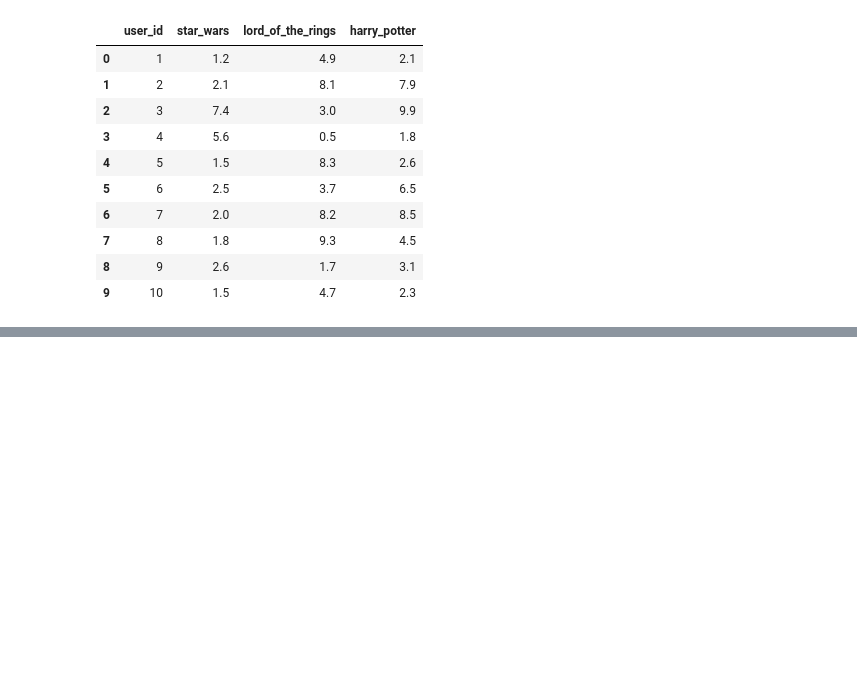
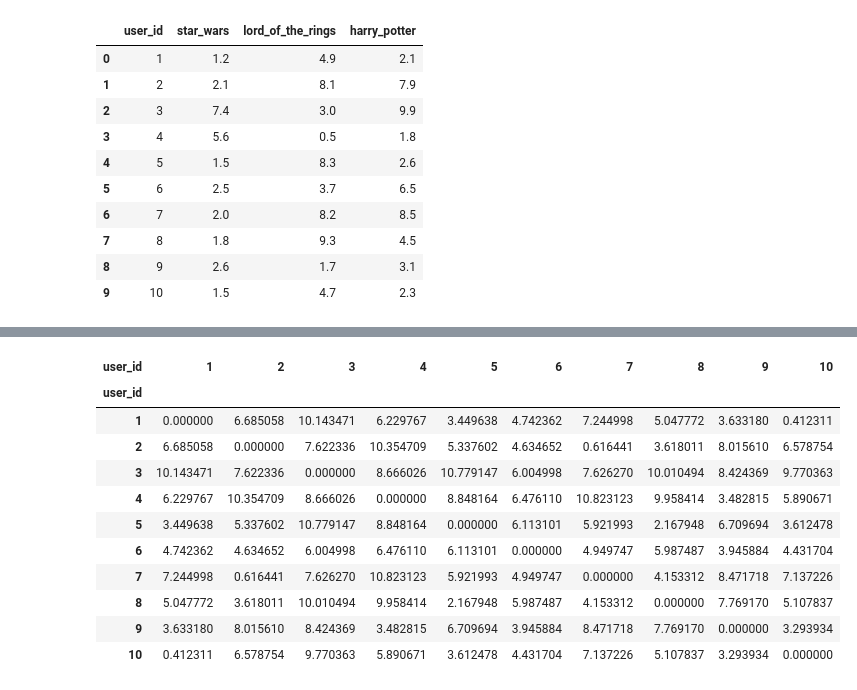
Before and after one commit to juanosalvador/T-cnicas-de-Clustering, a Jupyter notebook: Distancias.ipynb, the cells around one changed output, grey strips where cells are left out. Cells and saved outputs as stored; diff of their text form; code cells hidden in the pictures; blank space fills up the shorter version.

```diff
--- a/Distancias.ipynb
+++ b/Distancias.ipynb
@@ -22,0 +85,16 @@ df
+# %%
+df_euclidean_distance = array_to_df(euclidean_distance, df['user_id'])
+df_euclidean_distance
+# %% [output]
+| user_id | 1 | 2 | 3 | 4 | 5 | 6 | 7 | 8 | 9 | 10 |
+| user_id |  |  |  |  |  |  |  |  |  |  |
+| 1 | 0.000000 | 6.685058 | 10.143471 | 6.229767 | 3.449638 | 4.742362 | 7.244998 | 5.047772 | 3.633180 | 0.412311 |
+| 2 | 6.685058 | 0.000000 | 7.622336 | 10.354709 | 5.337602 | 4.634652 | 0.616441 | 3.618011 | 8.015610 | 6.578754 |
+| 3 | 10.143471 | 7.622336 | 0.000000 | 8.666026 | 10.779147 | 6.004998 | 7.626270 | 10.010494 | 8.424369 | 9.770363 |
+| 4 | 6.229767 | 10.354709 | 8.666026 | 0.000000 | 8.848164 | 6.476110 | 10.823123 | 9.958414 | 3.482815 | 5.890671 |
+| 5 | 3.449638 | 5.337602 | 10.779147 | 8.848164 | 0.000000 | 6.113101 | 5.921993 | 2.167948 | 6.709694 | 3.612478 |
+| 6 | 4.742362 | 4.634652 | 6.004998 | 6.476110 | 6.113101 | 0.000000 | 4.949747 | 5.987487 | 3.945884 | 4.431704 |
+| 7 | 7.244998 | 0.616441 | 7.626270 | 10.823123 | 5.921993 | 4.949747 | 0.000000 | 4.153312 | 8.471718 | 7.137226 |
+| 8 | 5.047772 | 3.618011 | 10.010494 | 9.958414 | 2.167948 | 5.987487 | 4.153312 | 0.000000 | 7.769170 | 5.107837 |
+| 9 | 3.633180 | 8.015610 | 8.424369 | 3.482815 | 6.709694 | 3.945884 | 8.471718 | 7.769170 | 0.000000 | 3.293934 |
+| 10 | 0.412311 | 6.578754 | 9.770363 | 5.890671 | 3.612478 | 4.431704 | 7.137226 | 5.107837 | 3.293934 | 0.000000 |
```
Also changed, not shown: parts of 8 cells of this notebook.
